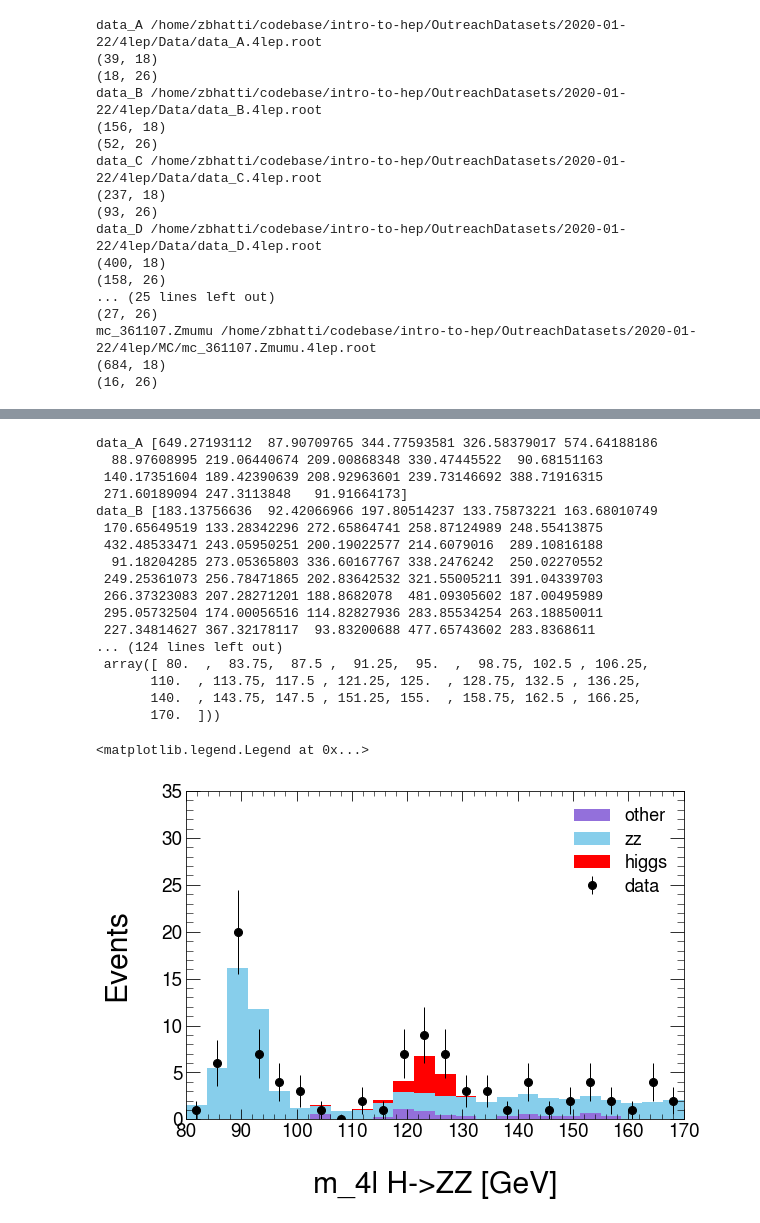
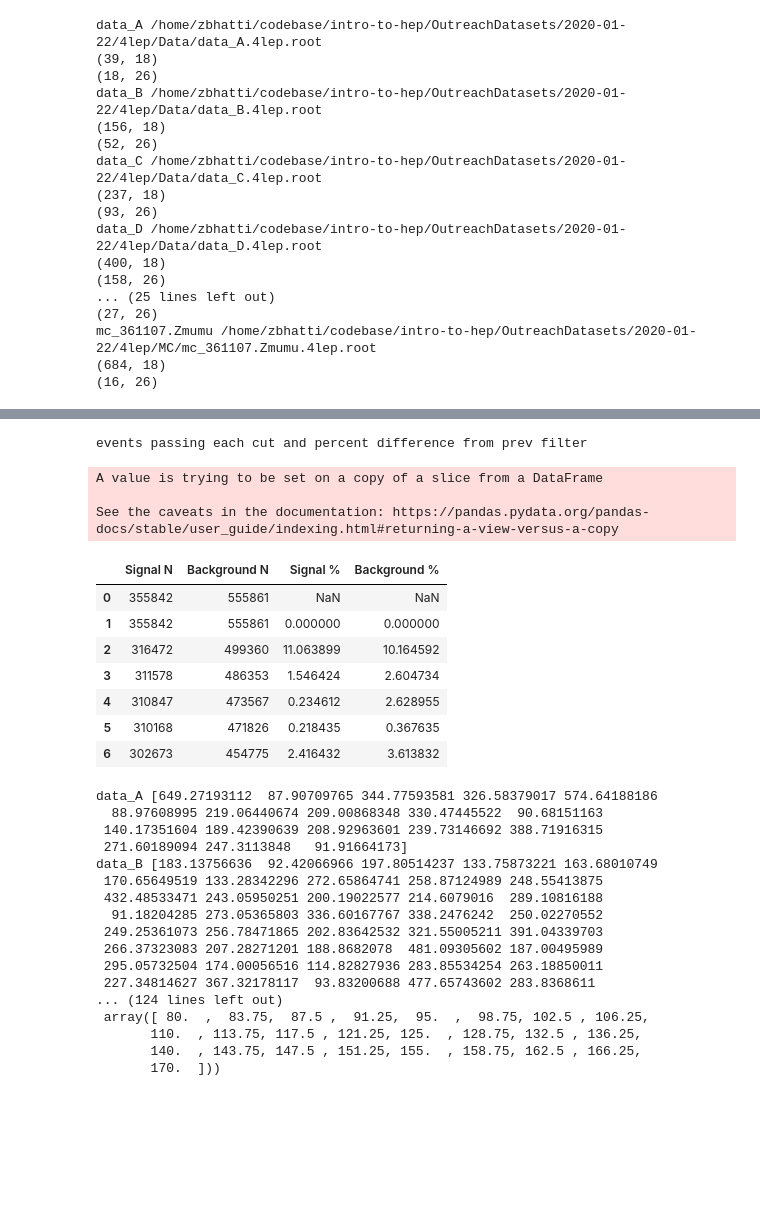
Before and after one commit to zbhatti/intro-to-hep, a Jupyter notebook: higgs_4l_reproduced.ipynb, the cells around one changed output, grey strips where cells are left out. Drawn from its saved outputs; the diff is of its cells as text; code cells hidden in the pictures; blank space fills up the shorter version.

Commit message:
add table detailing filter effects on number of events

```diff
--- a/higgs_4l_reproduced.ipynb
+++ b/higgs_4l_reproduced.ipynb
@@ -224,3 +203,42 @@ Name: weight, Length: 454732, dtype: float64
+# %%
+signal_samples = ['mc_345060.ggH125_ZZ4lep', 'mc_344235.VBFH125_ZZ4lep']
+background_samples = ['mc_361106.Zee', 'mc_361107.Zmumu', 'mc_363490.llll']
+
+cut_efficiency = pd.DataFrame()
+
+# Merge Signal and BG counts
+cut_efficiency['Signal N'] = cut_counts['mc_345060.ggH125_ZZ4lep'] + cut_counts['mc_344235.VBFH125_ZZ4lep']
+cut_efficiency['Background N'] = cut_counts['mc_361106.Zee'] + cut_counts['mc_361107.Zmumu'] + cut_counts['mc_363490.llll']
+cut_efficiency['Signal %'] = np.full((cut_counts['mc_361106.Zee'].shape[0], ), np.nan)
+cut_efficiency['Background %'] = np.full((cut_counts['mc_361106.Zee'].shape[0], ), np.nan)
+
+# Produce fractional numbers
+for region_name in ['Signal', 'Background']:
+    region_pct = region_name + ' %'
+    region_n = region_name + ' N'
+    for filter_i, count in enumerate(cut_efficiency[region_n]):
+
+        if filter_i == 0:
+            continue
+        else:
+            prev = cut_efficiency[region_n][filter_i-1]
+            curr = cut_efficiency[region_n][filter_i]
+            cut_efficiency[region_pct][filter_i] = (prev - curr) / prev * 100.
+print('events passing each cut and percent difference from prev filter')
+cut_efficiency
+# %% [output]
+events passing each cut and percent difference from prev filter
+A value is trying to be set on a copy of a slice from a DataFrame
+
+See the caveats in the documentation: https://pandas.pydata.org/pandas-docs/stable/user_guide/indexing.html#returning-a-view-versus-a-copy
+|  | Signal N | Background N | Signal % | Background % |
+| 0 | 355842 | 555861 | NaN | NaN |
+| 1 | 355842 | 555861 | 0.000000 | 0.000000 |
+| 2 | 316472 | 499360 | 11.063899 | 10.164592 |
+| 3 | 311578 | 486353 | 1.546424 | 2.604734 |
+| 4 | 310847 | 473567 | 0.234612 | 2.628955 |
+| 5 | 310168 | 471826 | 0.218435 | 0.367635 |
+| 6 | 302673 | 454775 | 2.416432 | 3.613832 |
 # %%
 n_bins = 24
 bin_range = (80, 170)
@@ -269,36 +287,6 @@ pp(zz_hist)
 
 print('other:')
 pp(other_hist)
-
-main_axes = plt.gca()
-main_axes.errorbar(x=bin_centers, y=data_hist[0], yerr=np.sqrt(data_hist[0]), fmt='ko', label='data')
-
-# https://matplotlib.org/3.3.0/api/_as_gen/matplotlib.pyplot.hist.html
-# https://matplotlib.org/3.3.0/gallery/statistics/histogram_multihist.html
-
-# main_axes.hist([higgs_hist[1][:-1], zz_hist[1][:-1], other_hist[1][:-1]], bins=higgs_hist[1], histtype='bar', stacked=True,
-#                label=['higgs', 'zz', 'other'],
-#                weights=[higgs_hist[0], zz_hist[0], other_hist[0]],
-#                color=['red', 'skyblue', 'mediumpurple'])
-
-main_axes.hist(x=[other_x, zz_x, higgs_x, ],
-               bins=n_bins,
-               range=bin_range,
-               weights=[other_weights, zz_weights*1.3, higgs_weights ],
-               color=['mediumpurple', 'skyblue', 'red'],
-               label=['other', 'zz', 'higgs'],
-               histtype='bar',
-               stacked=True
-              )
-
-# main_axes.hist(x=zz_x*1.3, bins=n_bins, range=bin_range, weights=zz_weights, color='red', label='zz_copy_2')
-
-plt.xlim(bin_range[0], bin_range[1])
-plt.ylim(0, 35)
-plt.xlabel('m_4l H->ZZ [GeV]')
-plt.ylabel('Events')
-plt.xticks(np.arange(bin_range[0], bin_range[1]+10, 10))
-plt.legend()
 # %% [output]
 data_A [649.27193112  87.90709765 344.77593581 326.58379017 574.64188186
   88.97608995 219.06440674 209.00868348 330.47445522  90.68151163
@@ -317,5 +305,3 @@ data_B [183.13756636  92.42066966 197.80514237 133.75873221 163.68010749
        110.  , 113.75, 117.5 , 121.25, 125.  , 128.75, 132.5 , 136.25,
        140.  , 143.75, 147.5 , 151.25, 155.  , 158.75, 162.5 , 166.25,
        170.  ]))
-<matplotlib.legend.Legend at 0x...>
-[figure, removed]
```
Also changed, not shown: parts of 5 cells of this notebook.
